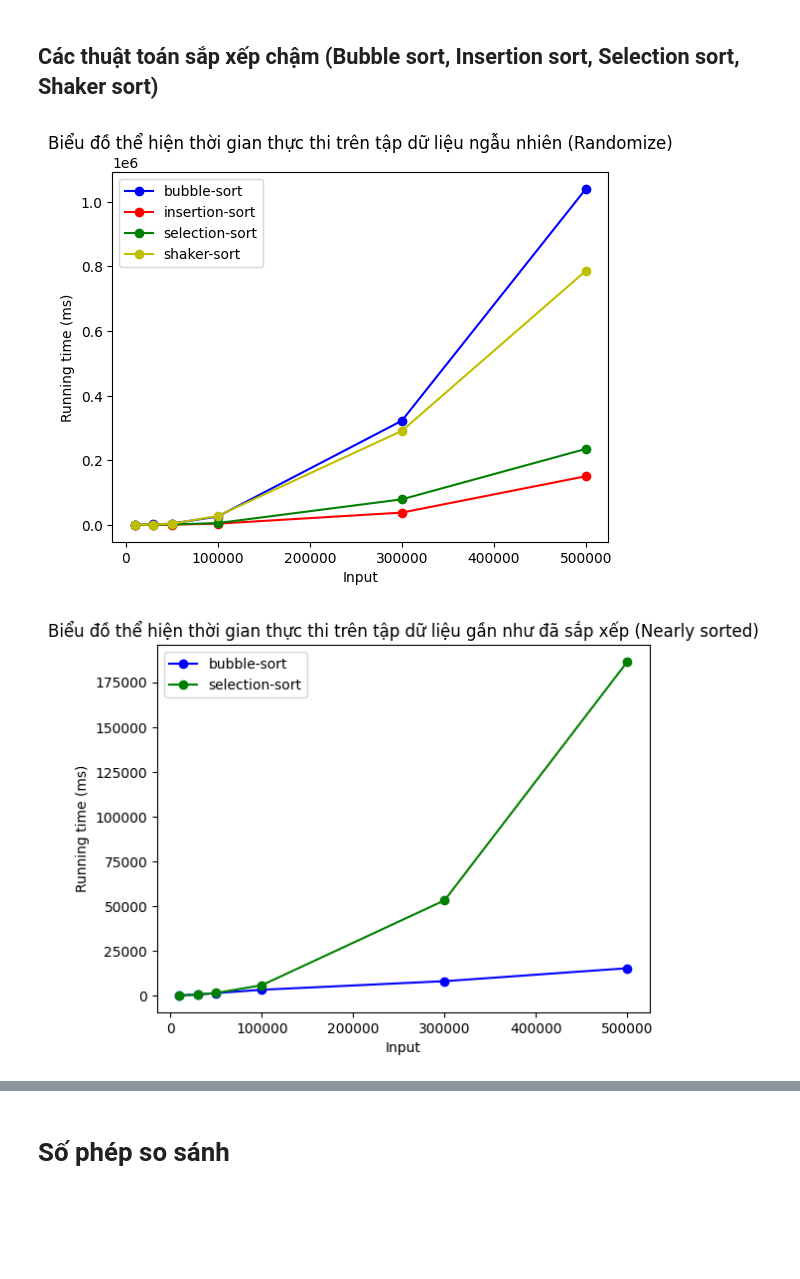
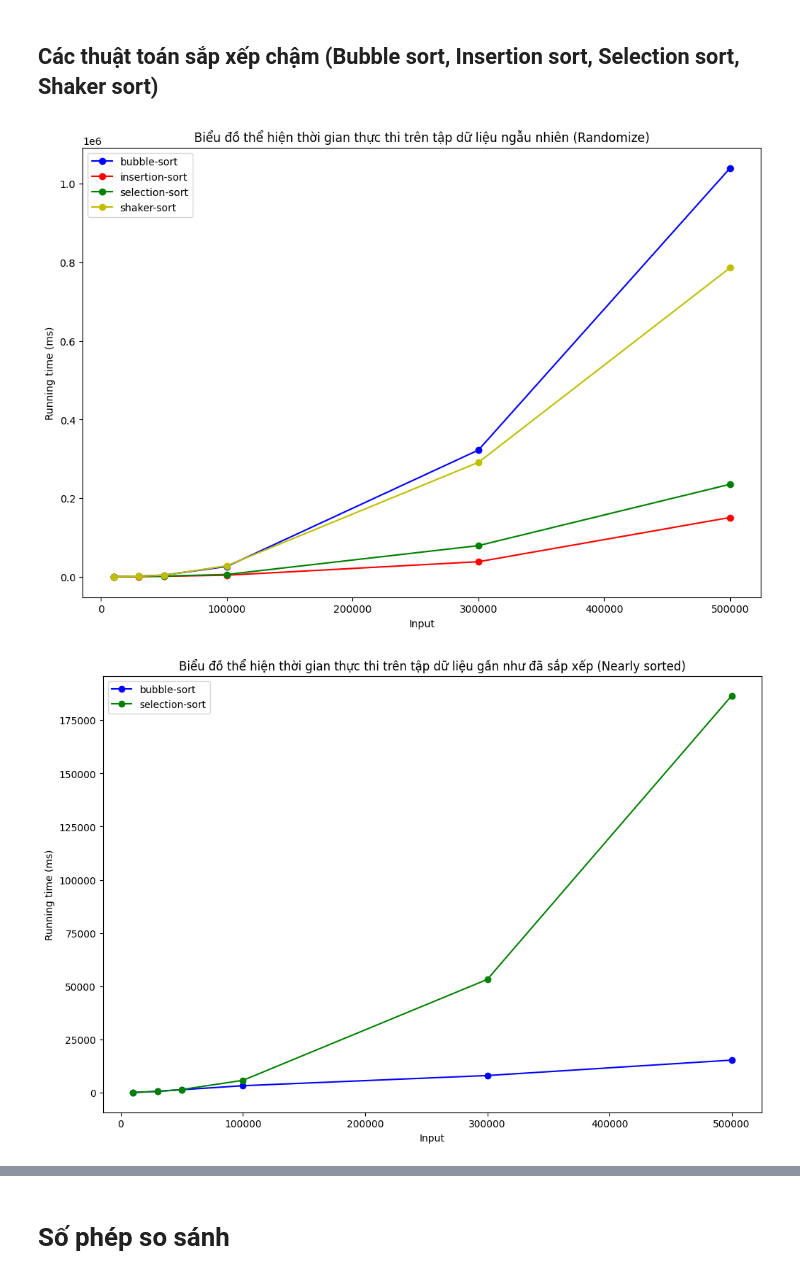
Before and after one commit to cungryan28/test, a Jupyter notebook: Chart_sort.ipynb, the cells around one changed output, grey strips where cells are left out. Cells and saved outputs as stored; diff of their text form; code cells hidden in the pictures; blank space fills up the shorter version.

```diff
--- a/Chart_sort.ipynb
+++ b/Chart_sort.ipynb
@@ -234,6 +241,7 @@ plt.show()
 # %% [markdown]
 ## Các thuật toán sắp xếp chậm (Bubble sort, Insertion sort, Selection sort, Shaker sort)
 # %%
+plt.figure(figsize=(12, 8))
 filtered_data_bubble = data[
     (data['Algorithm'] == 'bubble-sort') & (data['Data Order'] == 'Randomize')
 ]
@@ -245,35 +253,36 @@ filtered_data_selection = data[
 ]
 filtered_data_shaker = data[
     (data['Algorithm'] == 'shaker-sort') & (data['Data Order'] == 'Randomize')
 ]
 
 
 # input data
 data_size = [10000, 30000, 50000, 100000, 300000, 500000]
 bubble_sort = filtered_data_bubble['Running Time (ms)']
 insertion_sort = filtered_data_insertion['Running Time (ms)']
 selection_sort = filtered_data_selection['Running Time (ms)']
 shaker_sort = filtered_data_shaker['Running Time (ms)']
 
 plt.plot(data_size, bubble_sort, marker='o', linestyle='-', color='b', label='bubble-sort')
 plt.plot(data_size, insertion_sort, marker='o', linestyle='-', color='r', label='insertion-sort')
 plt.plot(data_size, selection_sort, marker='o', linestyle='-', color='g', label='selection-sort')
 plt.plot(data_size, shaker_sort, marker='o', linestyle='-', color='y', label='shaker-sort')
 
 
 # Thêm tiêu đề và nhãn
 plt.title("Biểu đồ thể hiện thời gian thực thi trên tập dữ liệu ngẫu nhiên (Randomize)")
 plt.xlabel("Input")
 plt.ylabel("Running time (ms)")
 plt.legend()  # Hiển thị chú thích
 
 # Hiển thị biểu đồ
 
 plt.savefig('./img/time/slow/random.png', dpi=300)
 plt.show()
 # %% [output]
-[figure, old version]
+[figure, new version]
 # %%
+plt.figure(figsize=(12, 8))
 filtered_data_bubble = data[
     (data['Algorithm'] == 'bubble-sort') & (data['Data Order'] == 'Nearly sorted')
 ]
@@ -310,5 +319,5 @@ plt.legend()
 plt.savefig('./img/time/slow/nsorted-bubble-selection.png', dpi=300)
 plt.show()
 # %% [output]
-[figure, old version]
+[figure, new version]
 # %%
```
Also changed, not shown: parts of 18 cells of this notebook, 20 other files.
